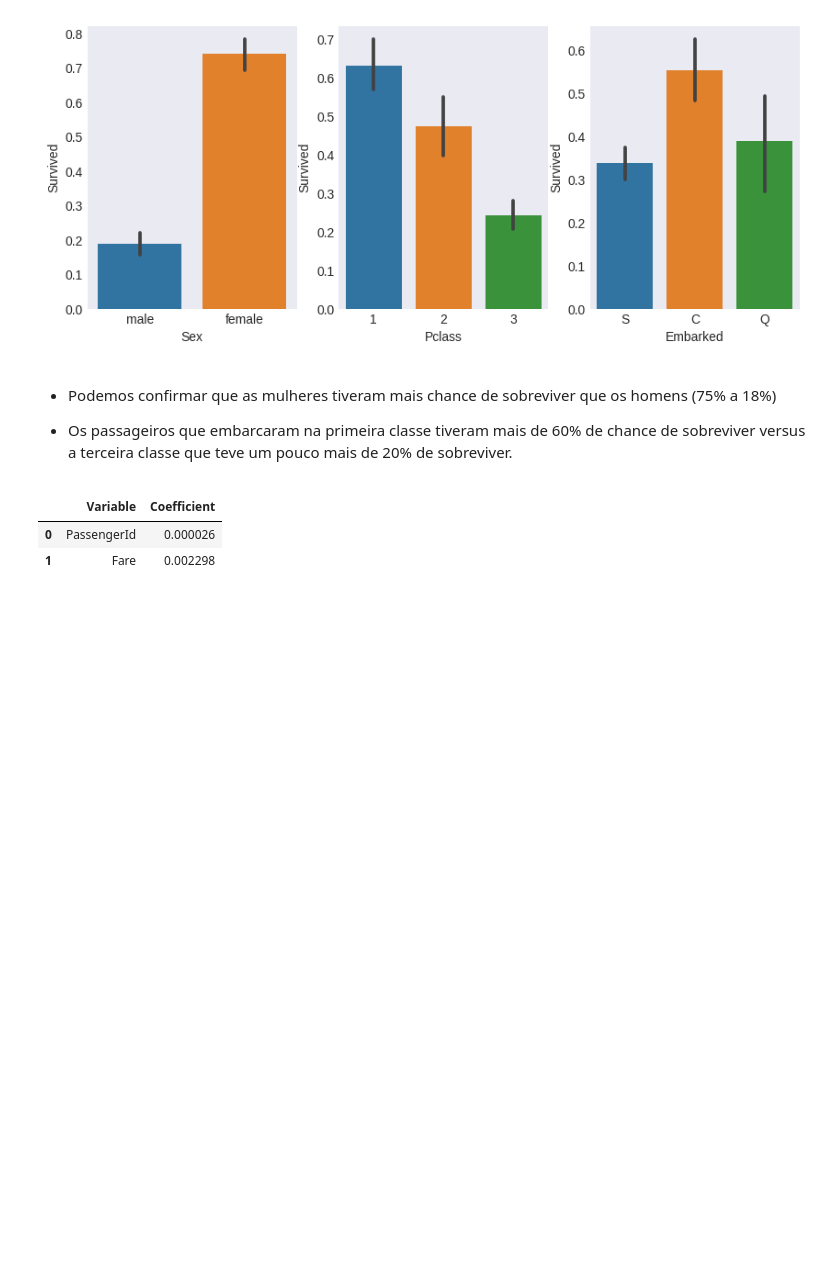
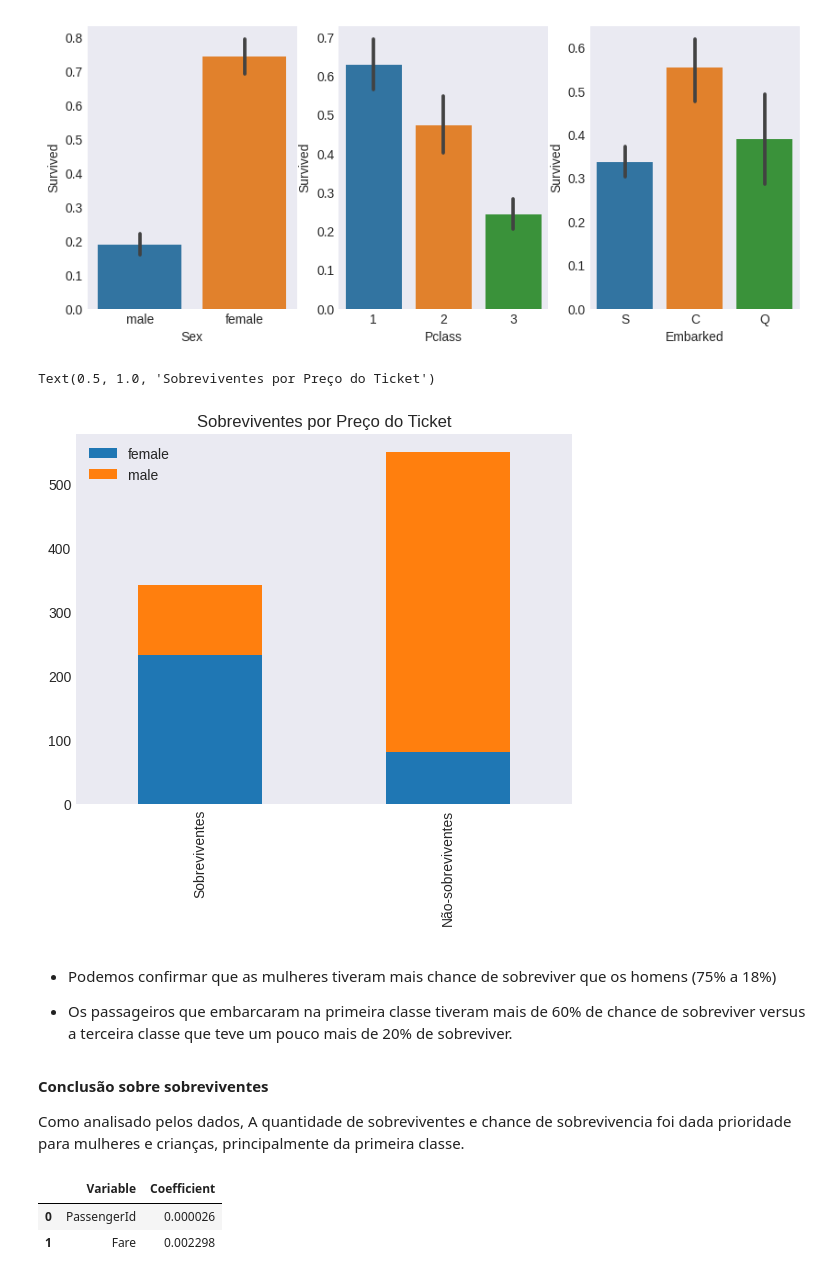
Before and after one commit to LucasAp-DEV/AppTrab, a Jupyter notebook: Trabalho.ipynb, the cells around one changed output. Cells and saved outputs as stored; diff of their text form; code cells hidden in the pictures; blank space fills up the shorter version.

```diff
--- a/Trabalho.ipynb
+++ b/Trabalho.ipynb
@@ -175,10 +175,24 @@ sns.barplot(x='Embarked', y= 'Survived', data=train_data, ax=axis3)
 # %% [output]
 <Axes: xlabel='Embarked', ylabel='Survived'>
 [figure]
+# %%
+survived_sex = train_data[train_data['Survived']==1]['Sex'].value_counts()
+dead_sex = train_data[train_data['Survived']==0]['Sex'].value_counts()
+df = pd.DataFrame([survived_sex,dead_sex])
+df.index = ['Sobreviventes','Não-sobreviventes']
+df.plot(kind='bar',stacked=True);
+plt.title('Sobreviventes por Preço do Ticket')
+# %% [output]
+Text(0.5, 1.0, 'Sobreviventes por Preço do Ticket')
+[figure, added]
 # %% [markdown]
 * Podemos confirmar que as mulheres tiveram mais chance de sobreviver que os homens (75% a 18%)
 
 * Os passageiros que embarcaram na primeira classe tiveram mais de 60% de chance de sobreviver versus a terceira classe que teve um pouco mais de 20% de sobreviver.
+# %% [markdown]
+**Conclusão sobre sobreviventes**
+
+Como analisado pelos dados, A quantidade de sobreviventes e chance de sobrevivencia foi dada prioridade para mulheres e crianças, principalmente da primeira classe.
 # %%
 # Divisão dos dados em conjuntos de treinamento e teste
 X_train, X_test, y_train, y_test = train_test_split(train_data.drop('Survived', axis=1),train_data['Survived'],test_size=0.2,random_state=42)
```
